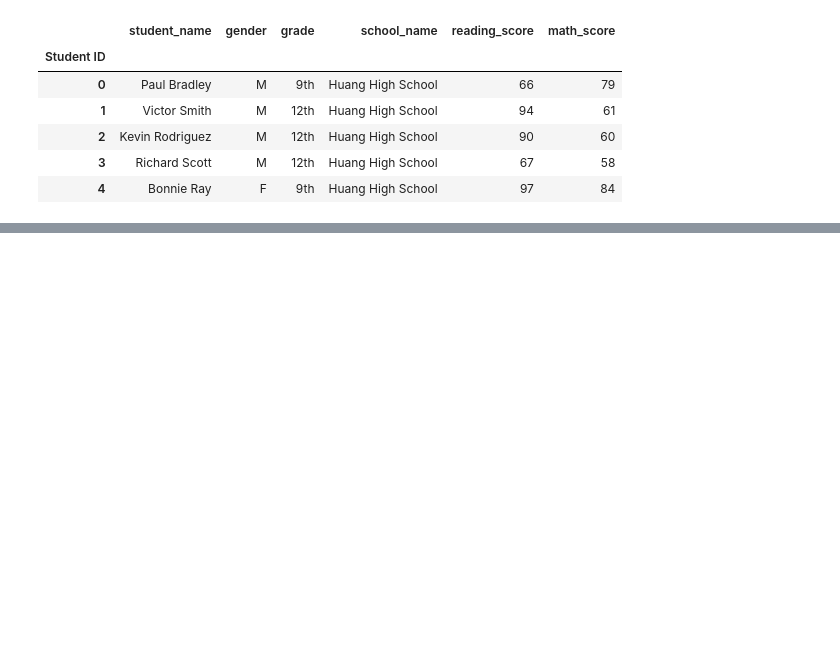
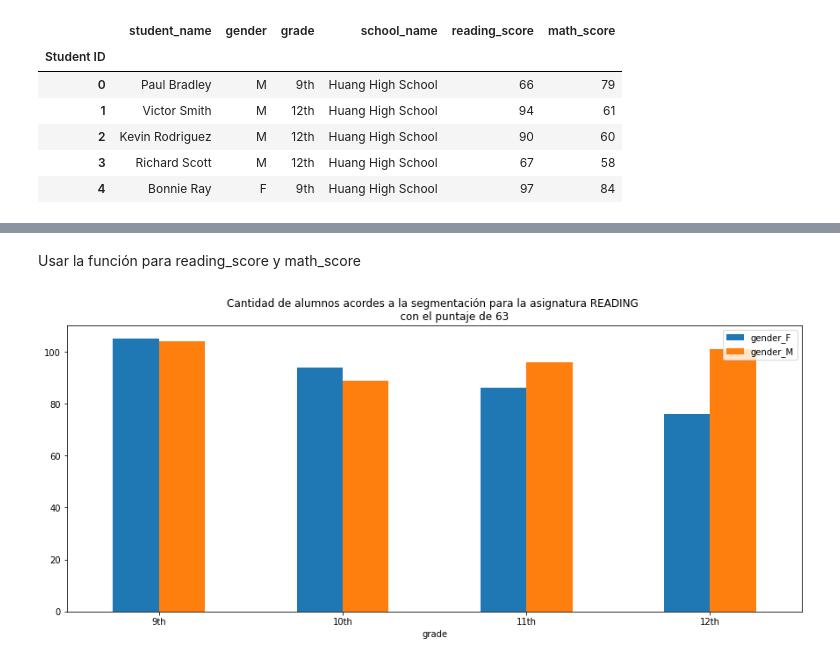
Before and after one commit to Brunoware/Actividades_Python_Fundamentals, a Jupyter notebook: Actividades/Actividad_18_Python_Fundamentals.ipynb, the cells around one changed output, grey strips where cells are left out. Saved outputs shown, nothing was run; the diff lists cells and outputs as text; code cells hidden in the pictures; blank space fills up the shorter version.

```diff
--- a/Actividades/Actividad_18_Python_Fundamentals.ipynb
+++ b/Actividades/Actividad_18_Python_Fundamentals.ipynb
@@ -44,0 +53,37 @@ plt.show()
+# %%
+# Definir función para segmentación
+import re
+def plot_segementacion_grado(df,asignatura='math_score',puntaje='mejor'):
+    # diccionario de mejor y peor puntaje
+    puntajes_extremos={'mejor':df[asignatura].max(),'peor':df[asignatura].min()}
+
+    # seleccionar puntaje
+    puntaje_seleccionado=puntajes_extremos[puntaje] if str(puntaje).isalpha() else puntaje
+
+    # plotear puntajes
+    # obtener dataframe según el query
+    df_secc=df.loc[df[asignatura]==puntaje_seleccionado,['grade','gender']].copy()
+
+    # realizar dummies de genero
+    dummies_genero=pd.concat([df_secc['gender'],pd.get_dummies(df_secc,columns=['gender'])],axis=1)
+
+    # agrupar por grado y sumar el grado
+    plot_grouped=dummies_genero.groupby(['grade']).sum()
+
+    # modificar el indices temporalmente
+    df_index=plot_grouped.reset_index()
+    df_index.grade=df_index.grade.apply(lambda x:int(re.findall(r'[0-9]+',x)[0]))
+    df_index=df_index.sort_values(by='grade')
+    df_index=df_index.set_index('grade')
+    df_index.plot(kind='bar',figsize=(15,6),rot=0)
+    plt.xticks(range(len(df_index.index.values)),[f'{i}th'for i in df_index.index.values])
+    plt.title(f'''Cantidad de alumnos acordes a la segmentación para la asignatura {asignatura.split(sep='_')[0].upper()}
+            con el puntaje de {puntaje_seleccionado}''')
+    plt.legend(loc='upper right')
+    plt.show()
+# %% [markdown]
+Usar la función para reading_score y math_score
+# %%
+plot_segementacion_grado(data_students,asignatura='reading_score',puntaje='peor')
+# %% [output]
+[figure, added]
```
Also changed, not shown: parts of 14 cells of this notebook, 4 other files.
